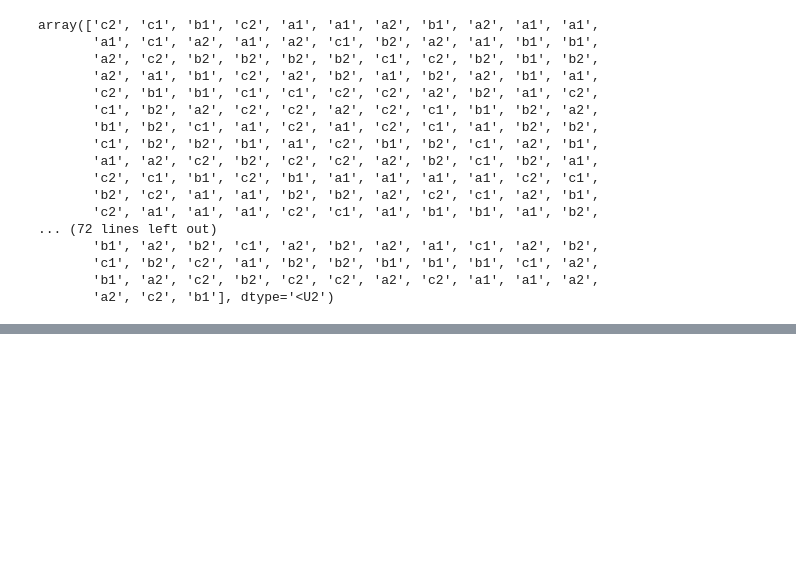
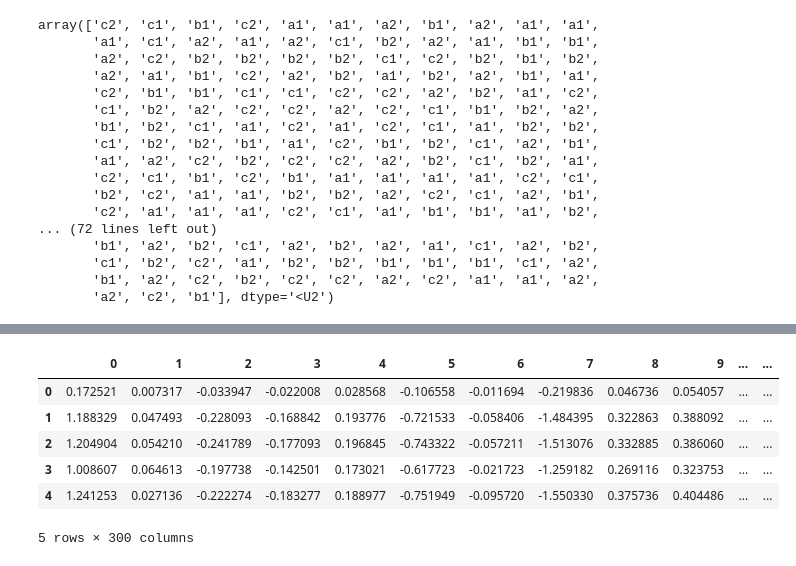
Before and after one commit to stefarine/DMML2022_ROLEX, a Jupyter notebook: code/UNIL_ROLEX.ipynb, the cells around one changed output, grey strips where cells are left out. Saved outputs shown, nothing was run; the diff lists cells and outputs as text; code cells hidden in the pictures; blank space fills up the shorter version.

```diff
--- a/code/UNIL_ROLEX.ipynb
+++ b/code/UNIL_ROLEX.ipynb
@@ -437,0 +460,11 @@ predictions_rfc.to_csv("Doc2Vec_AndLogisticRegression.csv")
+# %%
+X_train = pd.DataFrame(X_train)
+X_train.head()
+# %% [output]
+|  | 0 | 1 | 2 | 3 | 4 | 5 | 6 | 7 | 8 | 9 | ... | ... |
+| 0 | 0.172521 | 0.007317 | -0.033947 | -0.022008 | 0.028568 | -0.106558 | -0.011694 | -0.219836 | 0.046736 | 0.054057 | ... | ... |
+| 1 | 1.188329 | 0.047493 | -0.228093 | -0.168842 | 0.193776 | -0.721533 | -0.058406 | -1.484395 | 0.322863 | 0.388092 | ... | ... |
+| 2 | 1.204904 | 0.054210 | -0.241789 | -0.177093 | 0.196845 | -0.743322 | -0.057211 | -1.513076 | 0.332885 | 0.386060 | ... | ... |
+| 3 | 1.008607 | 0.064613 | -0.197738 | -0.142501 | 0.173021 | -0.617723 | -0.021723 | -1.259182 | 0.269116 | 0.323753 | ... | ... |
+| 4 | 1.241253 | 0.027136 | -0.222274 | -0.183277 | 0.188977 | -0.751949 | -0.095720 | -1.550330 | 0.375736 | 0.404486 | ... | ... |
+5 rows × 300 columns
```
Also changed, not shown: parts of 19 cells of this notebook.
